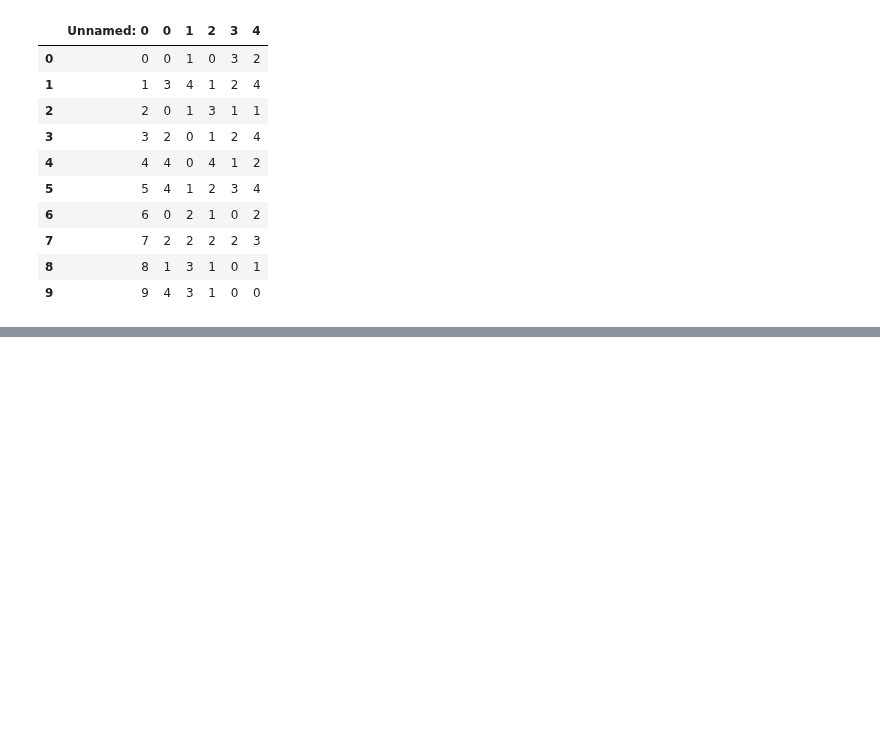
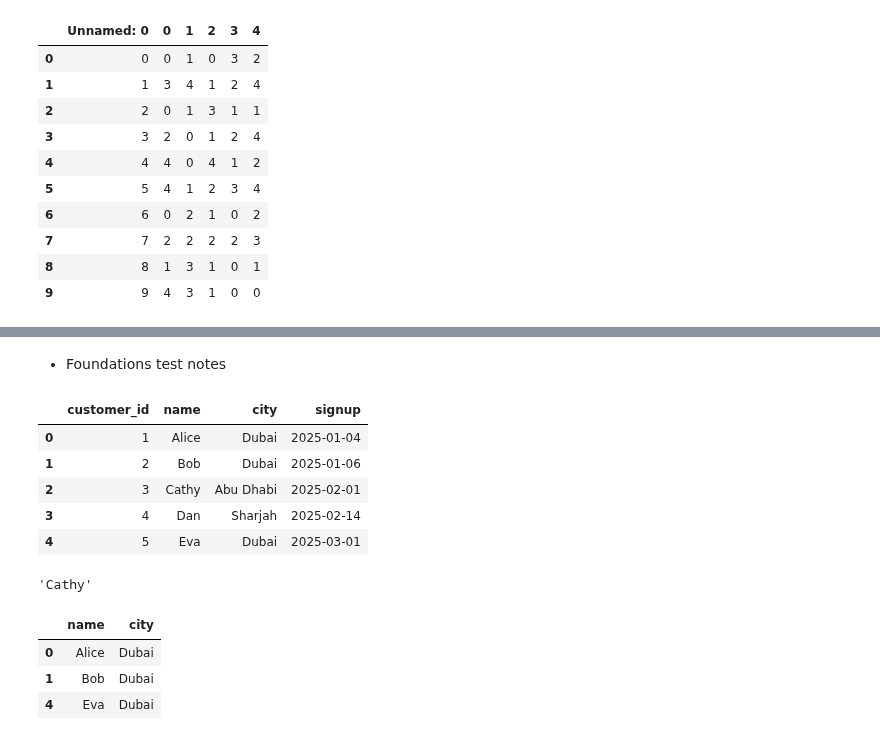
Before and after one commit to dnlmkhlv/ml, a Jupyter notebook: pandas/pandas_tutorial.ipynb, the cells around one changed output, grey strips where cells are left out. Saved outputs shown, nothing was run; the diff lists cells and outputs as text; code cells hidden in the pictures; blank space fills up the shorter version.

Commit message:
added pandas foundations test

```diff
--- a/pandas/pandas_tutorial.ipynb
+++ b/pandas/pandas_tutorial.ipynb
@@ -1010,0 +1025,29 @@ pd.read_excel("foo.xlsx", "Sheet1", index_col=None, na_values=["NA"])
+# %% [markdown]
+- Foundations test notes
+# %%
+customers = pd.DataFrame({
+    "customer_id": [1, 2, 3, 4, 5],
+    "name": ["Alice", "Bob", "Cathy", "Dan", "Eva"],
+    "city": ["Dubai", "Dubai", "Abu Dhabi", "Sharjah", "Dubai"],
+    "signup": pd.to_datetime(["2025-01-04", "2025-01-06", "2025-02-01", "2025-02-14", "2025-03-01"]),
+})
+# %%
+customers
+# %% [output]
+|  | customer_id | name | city | signup |
+| 0 | 1 | Alice | Dubai | 2025-01-04 |
+| 1 | 2 | Bob | Dubai | 2025-01-06 |
+| 2 | 3 | Cathy | Abu Dhabi | 2025-02-01 |
+| 3 | 4 | Dan | Sharjah | 2025-02-14 |
+| 4 | 5 | Eva | Dubai | 2025-03-01 |
+# %%
+customers.iloc[2]["name"]
+# %% [output]
+'Cathy'
+# %%
+customers[customers.loc[:, "city"] == "Dubai"].loc[:, ["name", "city"]]
+# %% [output]
+|  | name | city |
+| 0 | Alice | Dubai |
+| 1 | Bob | Dubai |
+| 4 | Eva | Dubai |
```
Also changed, not shown: parts of 5 cells of this notebook, 1 other file.
